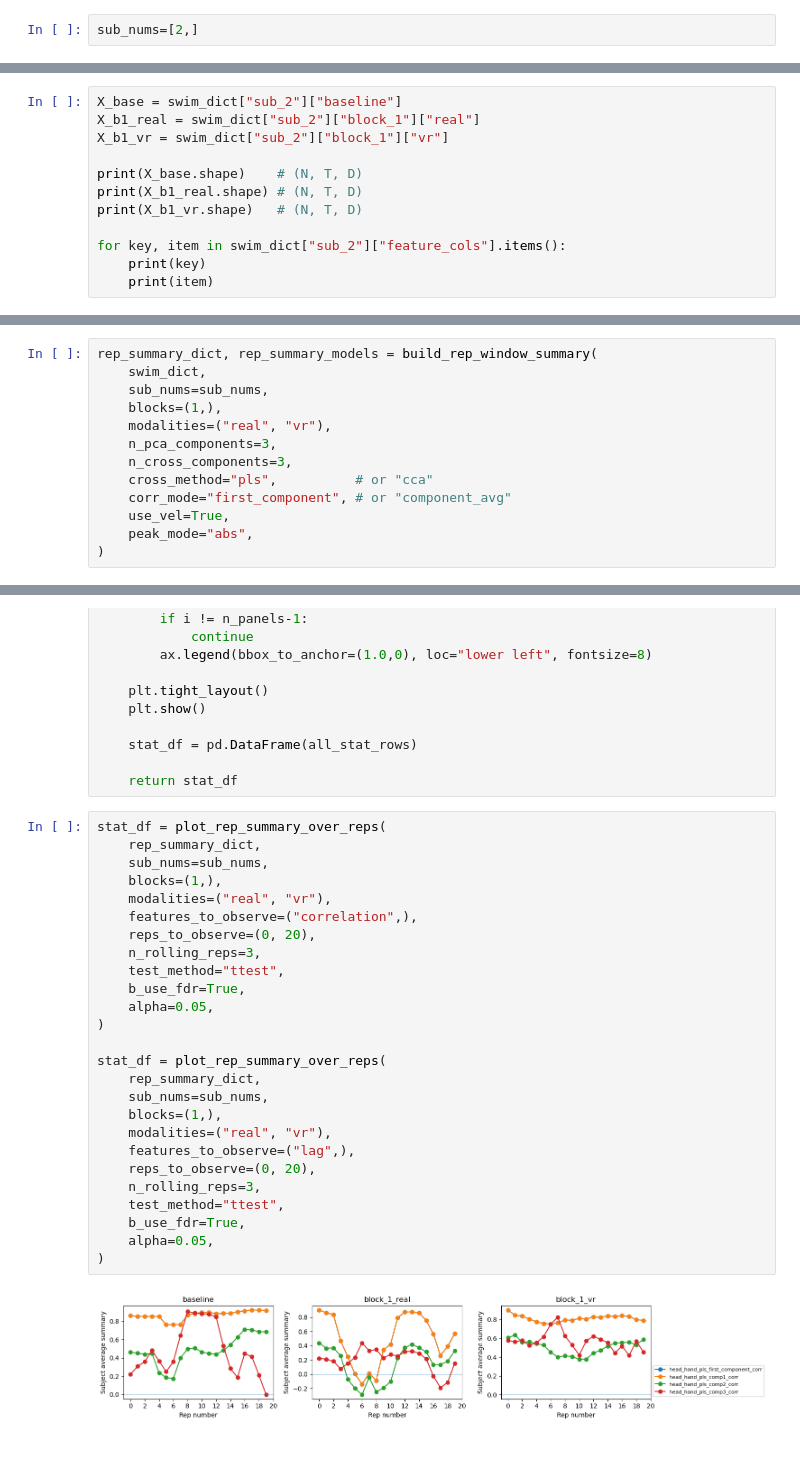
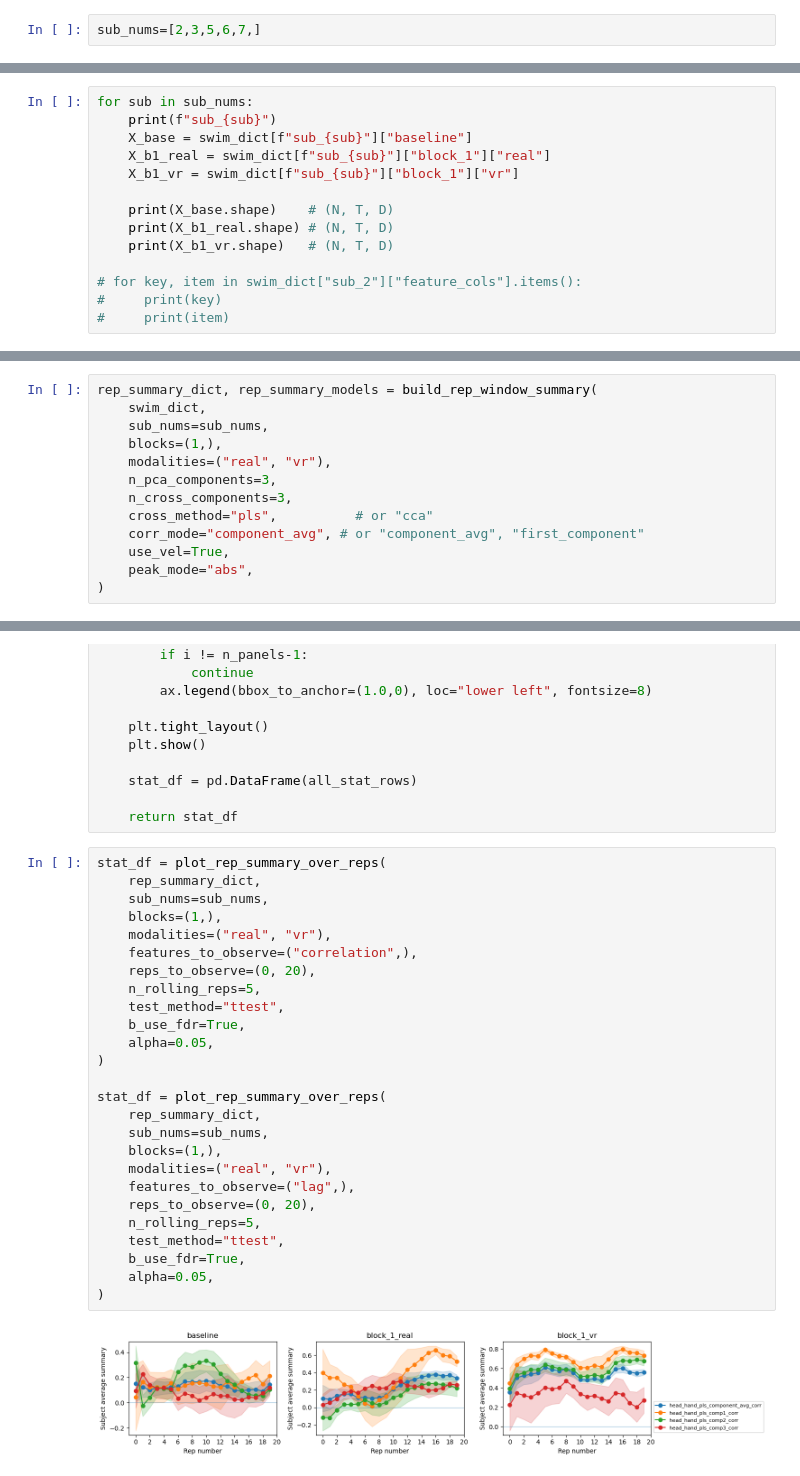
Before and after one commit to DanteLONG-NEO/SwimmingVR, a Jupyter notebook: notebook.ipynb, the cells around one changed output, grey strips where cells are left out. Drawn from its saved outputs; the diff is of its cells as text.

```diff
--- a/notebook.ipynb
+++ b/notebook.ipynb
@@ -15,7 +15,7 @@ The autoreload extension is already loaded. To reload it, use:
 # %% [markdown]
 ## 1. Data preprocessing
 # %%
-sub_nums=[2,]
+sub_nums=[2,3,5,6,7,]
 # %%
 feature_dict = {
     "real": {
@@ -91,13 +100,15 @@ data/phase_0/baseline/sub_2/real
 # %%
-X_base = swim_dict["sub_2"]["baseline"]
-X_b1_real = swim_dict["sub_2"]["block_1"]["real"]
-X_b1_vr = swim_dict["sub_2"]["block_1"]["vr"]
+for sub in sub_nums:
+    print(f"sub_{sub}")
+    X_base = swim_dict[f"sub_{sub}"]["baseline"]
+    X_b1_real = swim_dict[f"sub_{sub}"]["block_1"]["real"]
+    X_b1_vr = swim_dict[f"sub_{sub}"]["block_1"]["vr"]
 
-print(X_base.shape)    # (N, T, D)
-print(X_b1_real.shape) # (N, T, D)
-print(X_b1_vr.shape)   # (N, T, D)
+    print(X_base.shape)    # (N, T, D)
+    print(X_b1_real.shape) # (N, T, D)
+    print(X_b1_vr.shape)   # (N, T, D)
 
-for key, item in swim_dict["sub_2"]["feature_cols"].items():
-    print(key)
-    print(item)
+# for key, item in swim_dict["sub_2"]["feature_cols"].items():
+#     print(key)
+#     print(item)
 # %% [output]
@@ -755,7 +778,7 @@ rep_summary_dict, rep_summary_models = build_rep_window_summary(
     n_pca_components=3,
     n_cross_components=3,
     cross_method="pls",          # or "cca"
-    corr_mode="first_component", # or "component_avg"
+    corr_mode="component_avg", # or "component_avg", "first_component"
     use_vel=True,
     peak_mode="abs",
 )
@@ -1030,28 +1053,28 @@ def plot_rep_summary_over_reps(
 # %%
 stat_df = plot_rep_summary_over_reps(
     rep_summary_dict,
     sub_nums=sub_nums,
     blocks=(1,),
     modalities=("real", "vr"),
     features_to_observe=("correlation",),
     reps_to_observe=(0, 20),
-    n_rolling_reps=3,
+    n_rolling_reps=5,
     test_method="ttest",
     b_use_fdr=True,
     alpha=0.05,
 )
 
 stat_df = plot_rep_summary_over_reps(
     rep_summary_dict,
     sub_nums=sub_nums,
     blocks=(1,),
     modalities=("real", "vr"),
     features_to_observe=("lag",),
     reps_to_observe=(0, 20),
-    n_rolling_reps=3,
+    n_rolling_reps=5,
     test_method="ttest",
     b_use_fdr=True,
     alpha=0.05,
 )
 # %% [output]
-[figure, old version]
+[figure, new version]
```
Also changed, not shown: parts of 8 cells of this notebook, 42 other files.
